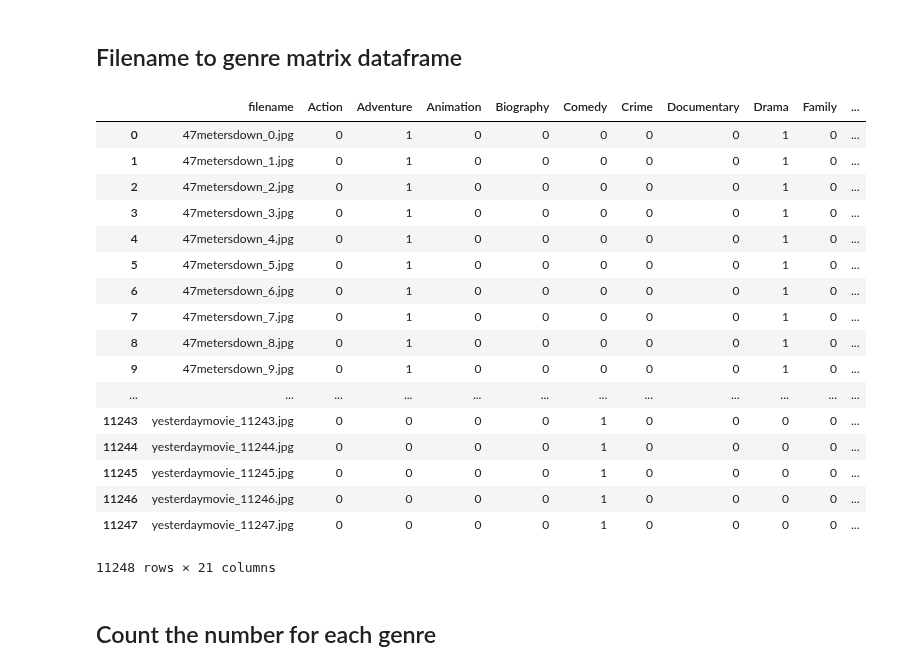
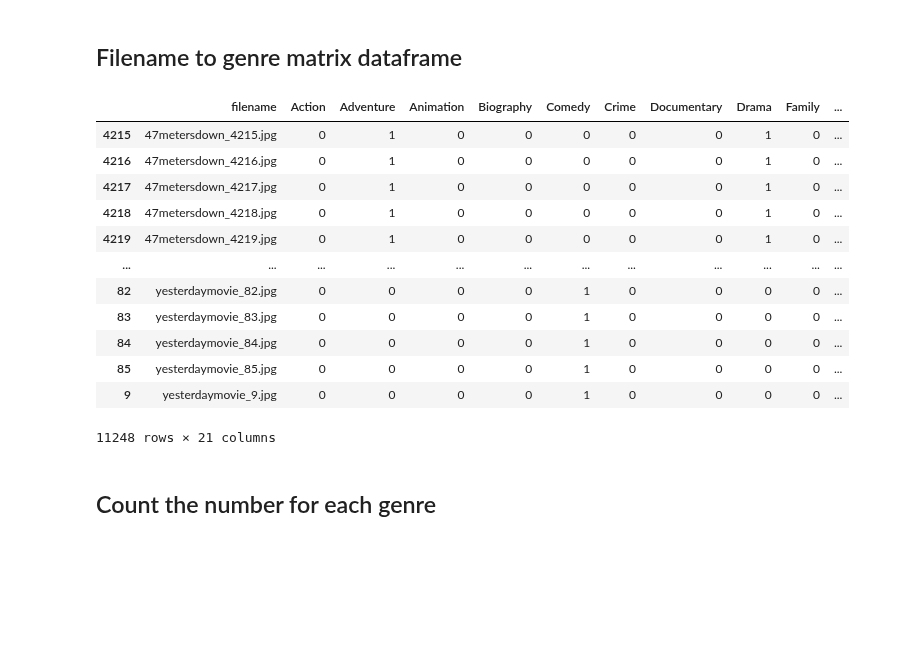
Before and after one commit to arrowill74/GPUbackup, a Jupyter notebook: Image_20genres/TrainTestMatrix.ipynb, the cells around one changed output. Saved outputs shown, nothing was run; the diff lists cells and outputs as text; code cells hidden in the pictures; blank space fills up the shorter version.

```diff
--- a/Image_20genres/TrainTestMatrix.ipynb
+++ b/Image_20genres/TrainTestMatrix.ipynb
@@ -186,26 +186,21 @@ Progress:98.82%
 # %% [markdown]
 ## Filename to genre matrix dataframe
 # %%
-df=pd.DataFrame(li, columns = ['filename'] + genres)
+df=pd.DataFrame(li, columns = ['filename'] + genres).sort_values(by='filename')
 df
 # %% [output]
 |  | filename | Action | Adventure | Animation | Biography | Comedy | Crime | Documentary | Drama | Family | ... |
-| 0 | 47metersdown_0.jpg | 0 | 1 | 0 | 0 | 0 | 0 | 0 | 1 | 0 | ... |
-| 1 | 47metersdown_1.jpg | 0 | 1 | 0 | 0 | 0 | 0 | 0 | 1 | 0 | ... |
-| 2 | 47metersdown_2.jpg | 0 | 1 | 0 | 0 | 0 | 0 | 0 | 1 | 0 | ... |
-| 3 | 47metersdown_3.jpg | 0 | 1 | 0 | 0 | 0 | 0 | 0 | 1 | 0 | ... |
-| 4 | 47metersdown_4.jpg | 0 | 1 | 0 | 0 | 0 | 0 | 0 | 1 | 0 | ... |
-| 5 | 47metersdown_5.jpg | 0 | 1 | 0 | 0 | 0 | 0 | 0 | 1 | 0 | ... |
-| 6 | 47metersdown_6.jpg | 0 | 1 | 0 | 0 | 0 | 0 | 0 | 1 | 0 | ... |
-| 7 | 47metersdown_7.jpg | 0 | 1 | 0 | 0 | 0 | 0 | 0 | 1 | 0 | ... |
-| 8 | 47metersdown_8.jpg | 0 | 1 | 0 | 0 | 0 | 0 | 0 | 1 | 0 | ... |
-| 9 | 47metersdown_9.jpg | 0 | 1 | 0 | 0 | 0 | 0 | 0 | 1 | 0 | ... |
+| 4215 | 47metersdown_4215.jpg | 0 | 1 | 0 | 0 | 0 | 0 | 0 | 1 | 0 | ... |
+| 4216 | 47metersdown_4216.jpg | 0 | 1 | 0 | 0 | 0 | 0 | 0 | 1 | 0 | ... |
+| 4217 | 47metersdown_4217.jpg | 0 | 1 | 0 | 0 | 0 | 0 | 0 | 1 | 0 | ... |
+| 4218 | 47metersdown_4218.jpg | 0 | 1 | 0 | 0 | 0 | 0 | 0 | 1 | 0 | ... |
+| 4219 | 47metersdown_4219.jpg | 0 | 1 | 0 | 0 | 0 | 0 | 0 | 1 | 0 | ... |
 | ... | ... | ... | ... | ... | ... | ... | ... | ... | ... | ... | ... |
-| 11243 | yesterdaymovie_11243.jpg | 0 | 0 | 0 | 0 | 1 | 0 | 0 | 0 | 0 | ... |
-| 11244 | yesterdaymovie_11244.jpg | 0 | 0 | 0 | 0 | 1 | 0 | 0 | 0 | 0 | ... |
-| 11245 | yesterdaymovie_11245.jpg | 0 | 0 | 0 | 0 | 1 | 0 | 0 | 0 | 0 | ... |
-| 11246 | yesterdaymovie_11246.jpg | 0 | 0 | 0 | 0 | 1 | 0 | 0 | 0 | 0 | ... |
-| 11247 | yesterdaymovie_11247.jpg | 0 | 0 | 0 | 0 | 1 | 0 | 0 | 0 | 0 | ... |
+| 82 | yesterdaymovie_82.jpg | 0 | 0 | 0 | 0 | 1 | 0 | 0 | 0 | 0 | ... |
+| 83 | yesterdaymovie_83.jpg | 0 | 0 | 0 | 0 | 1 | 0 | 0 | 0 | 0 | ... |
+| 84 | yesterdaymovie_84.jpg | 0 | 0 | 0 | 0 | 1 | 0 | 0 | 0 | 0 | ... |
+| 85 | yesterdaymovie_85.jpg | 0 | 0 | 0 | 0 | 1 | 0 | 0 | 0 | 0 | ... |
+| 9 | yesterdaymovie_9.jpg | 0 | 0 | 0 | 0 | 1 | 0 | 0 | 0 | 0 | ... |
 11248 rows × 21 columns
 # %%
 df.to_csv('./filename2genreMat.csv', index = 0)
```
Also changed, not shown: parts of 4 cells of this notebook, 7 other files.
